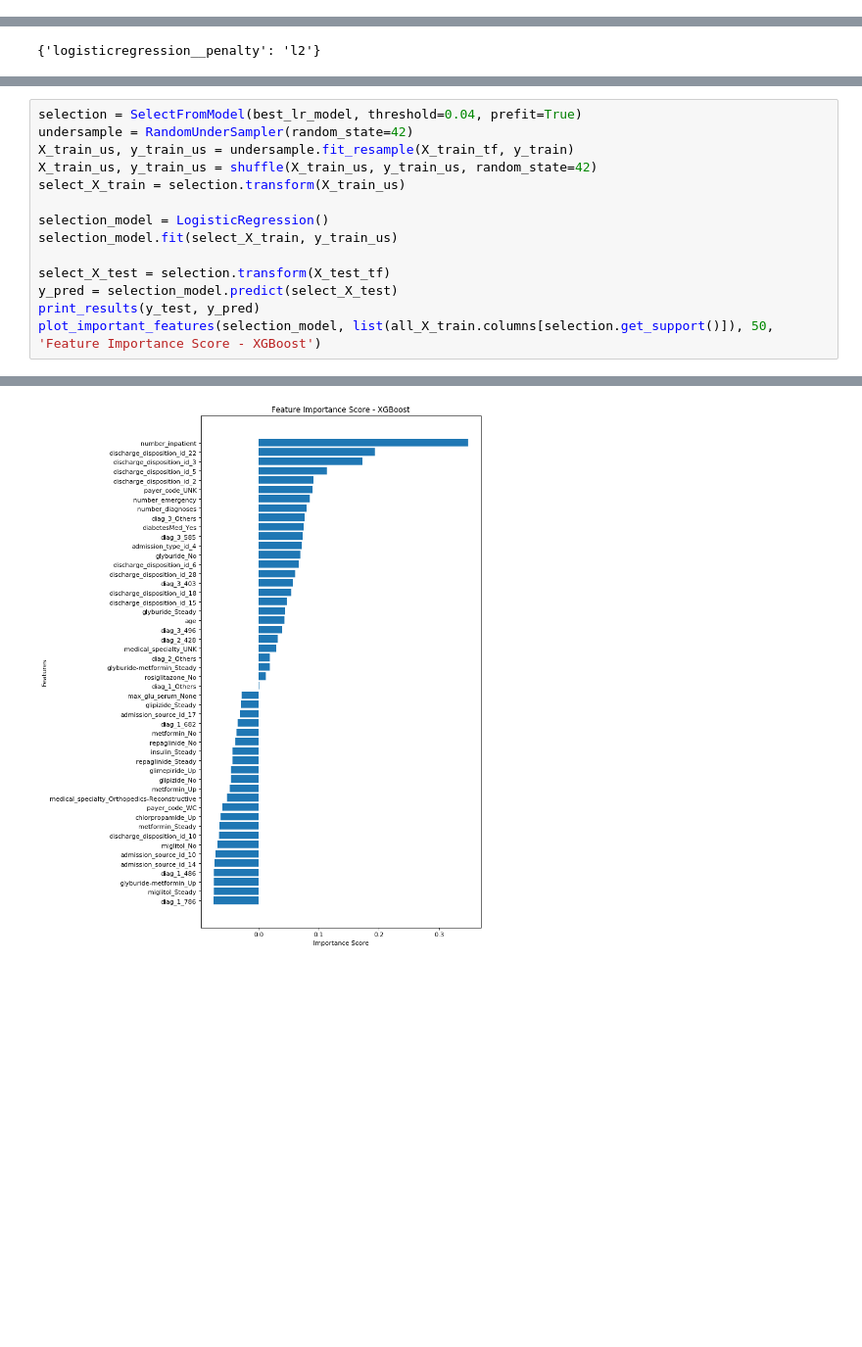
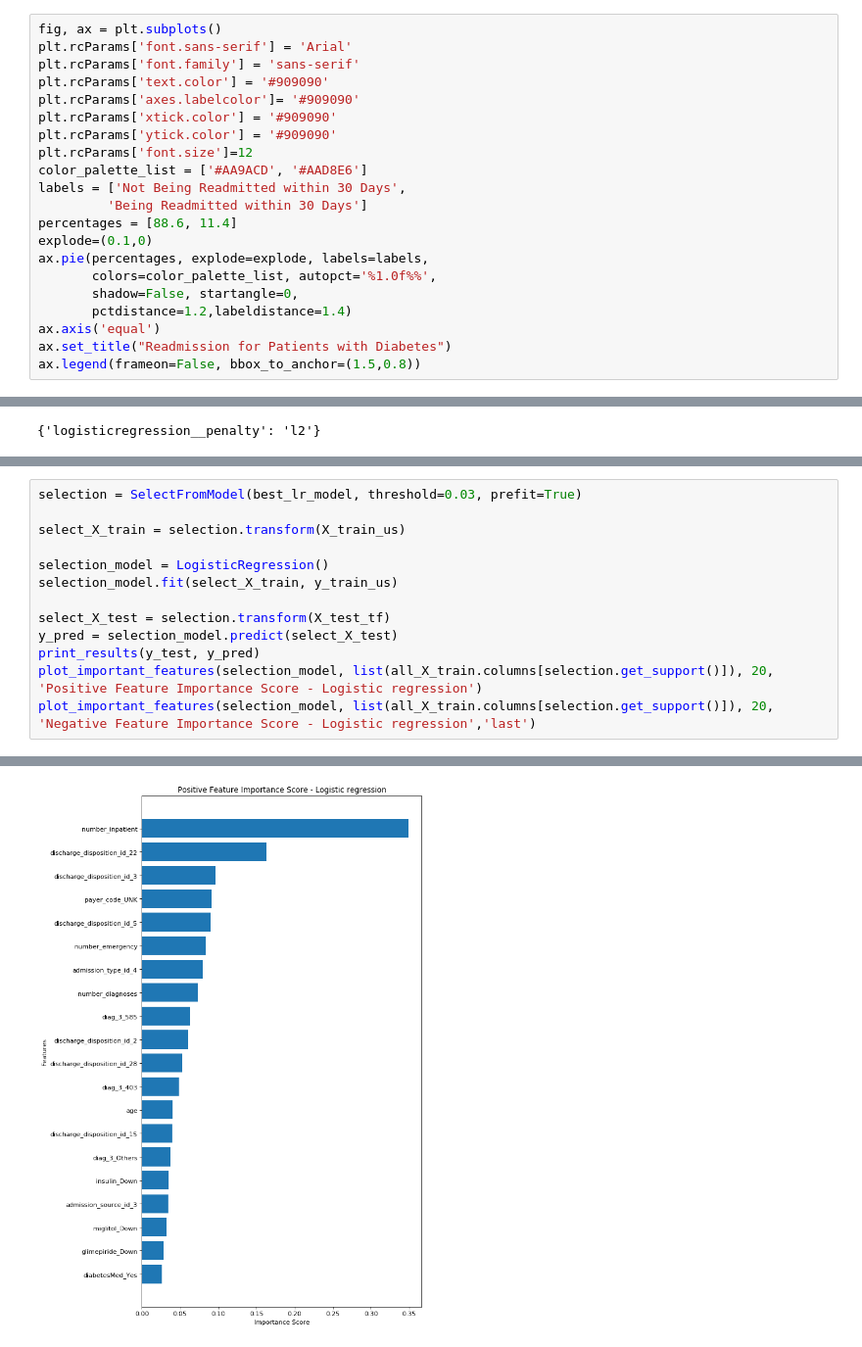
Before and after one commit to saragolesta/Complications-of-diabetes, a Jupyter notebook: Models.ipynb, the cells around one changed output, grey strips where cells are left out. Shown at 98% size. Cells and saved outputs as stored; diff of their text form; blank space fills up the shorter version.

Commit message:
Added oversampling, undersampling, optimization

```diff
--- a/Models.ipynb
+++ b/Models.ipynb
@@ -63,3 +63,24 @@ calculate_prevalence(df_test.iloc[:,-3])
 0.1138916851218039
 0.11421632776323737
 0.11259311455607006
+# %%
+fig, ax = plt.subplots()
+plt.rcParams['font.sans-serif'] = 'Arial'
+plt.rcParams['font.family'] = 'sans-serif'
+plt.rcParams['text.color'] = '#909090'
+plt.rcParams['axes.labelcolor']= '#909090'
+plt.rcParams['xtick.color'] = '#909090'
+plt.rcParams['ytick.color'] = '#909090'
+plt.rcParams['font.size']=12
+color_palette_list = ['#AA9ACD', '#AAD8E6']
+labels = ['Not Being Readmitted within 30 Days',
+         'Being Readmitted within 30 Days']
+percentages = [88.6, 11.4]
+explode=(0.1,0)
+ax.pie(percentages, explode=explode, labels=labels,
+       colors=color_palette_list, autopct='%1.0f%%',
+       shadow=False, startangle=0,
+       pctdistance=1.2,labeldistance=1.4)
+ax.axis('equal')
+ax.set_title("Readmission for Patients with Diabetes")
+ax.legend(frameon=False, bbox_to_anchor=(1.5,0.8))
@@ -352,8 +468,6 @@ print(X_train_tf.shape)
 # %%
-selection = SelectFromModel(best_lr_model, threshold=0.04, prefit=True)
-undersample = RandomUnderSampler(random_state=42)
-X_train_us, y_train_us = undersample.fit_resample(X_train_tf, y_train)
-X_train_us, y_train_us = shuffle(X_train_us, y_train_us, random_state=42)
+selection = SelectFromModel(best_lr_model, threshold=0.03, prefit=True)
+
 select_X_train = selection.transform(X_train_us)
 
 selection_model = LogisticRegression()
@@ -362,5 +476,6 @@ selection_model.fit(select_X_train, y_train_us)
 select_X_test = selection.transform(X_test_tf)
 y_pred = selection_model.predict(select_X_test)
 print_results(y_test, y_pred)
-plot_important_features(selection_model, list(all_X_train.columns[selection.get_support()]), 50, 'Feature Importance Score - XGBoost')
+plot_important_features(selection_model, list(all_X_train.columns[selection.get_support()]), 20, 'Positive Feature Importance Score - Logistic regression')
+plot_important_features(selection_model, list(all_X_train.columns[selection.get_support()]), 20, 'Negative Feature Importance Score - Logistic regression','last')
 # %% [output]
@@ -368,9 +483,9 @@ plot_important_features(selection_model, list(all_X_train.columns[selection.get_
               precision    recall  f1-score   support
 
            0       0.92      0.69      0.79     17631
            1       0.18      0.54      0.27      2237
 
     accuracy                           0.67     19868
    macro avg       0.55      0.61      0.53     19868
 weighted avg       0.84      0.67      0.73     19868
-[figure, old version]
+[figure, new version]
```
Also changed, not shown: parts of 20 cells of this notebook, 4 other files.
